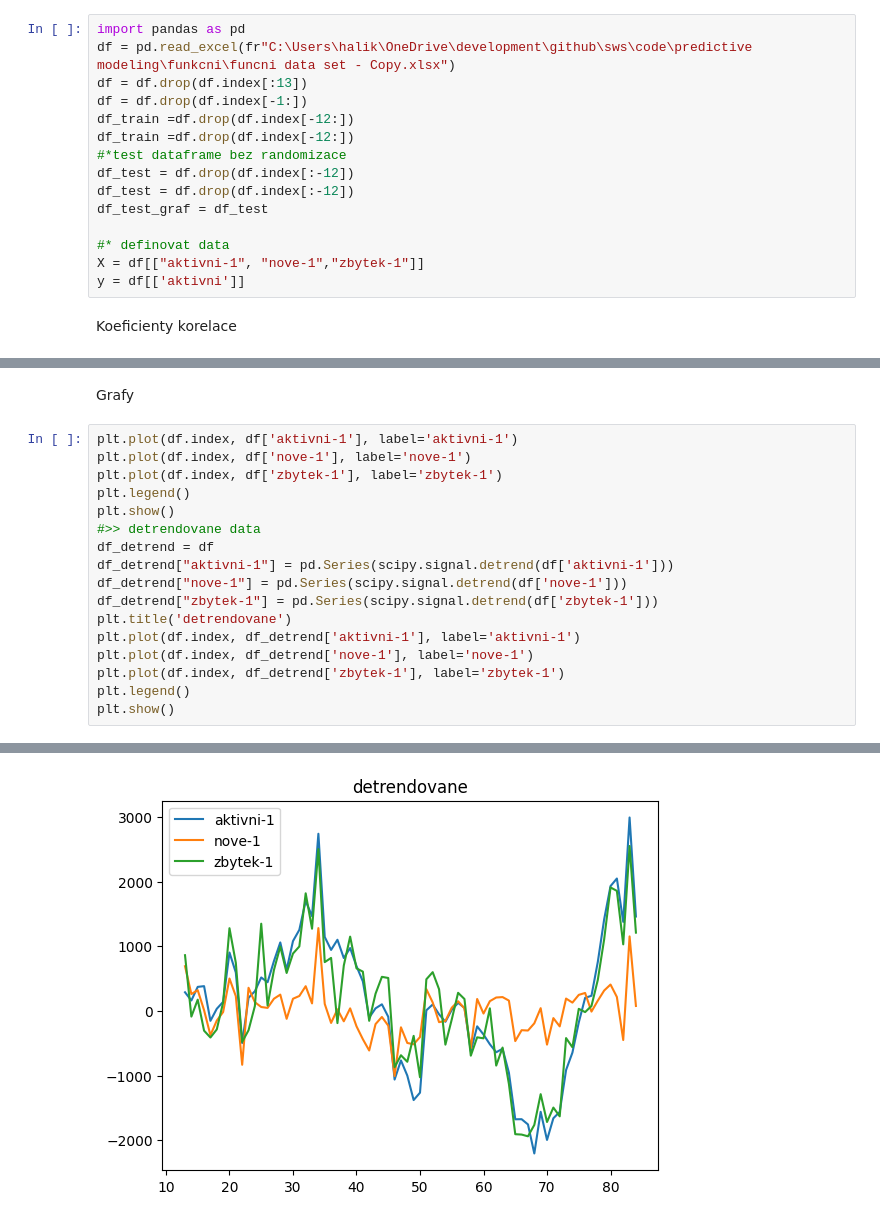
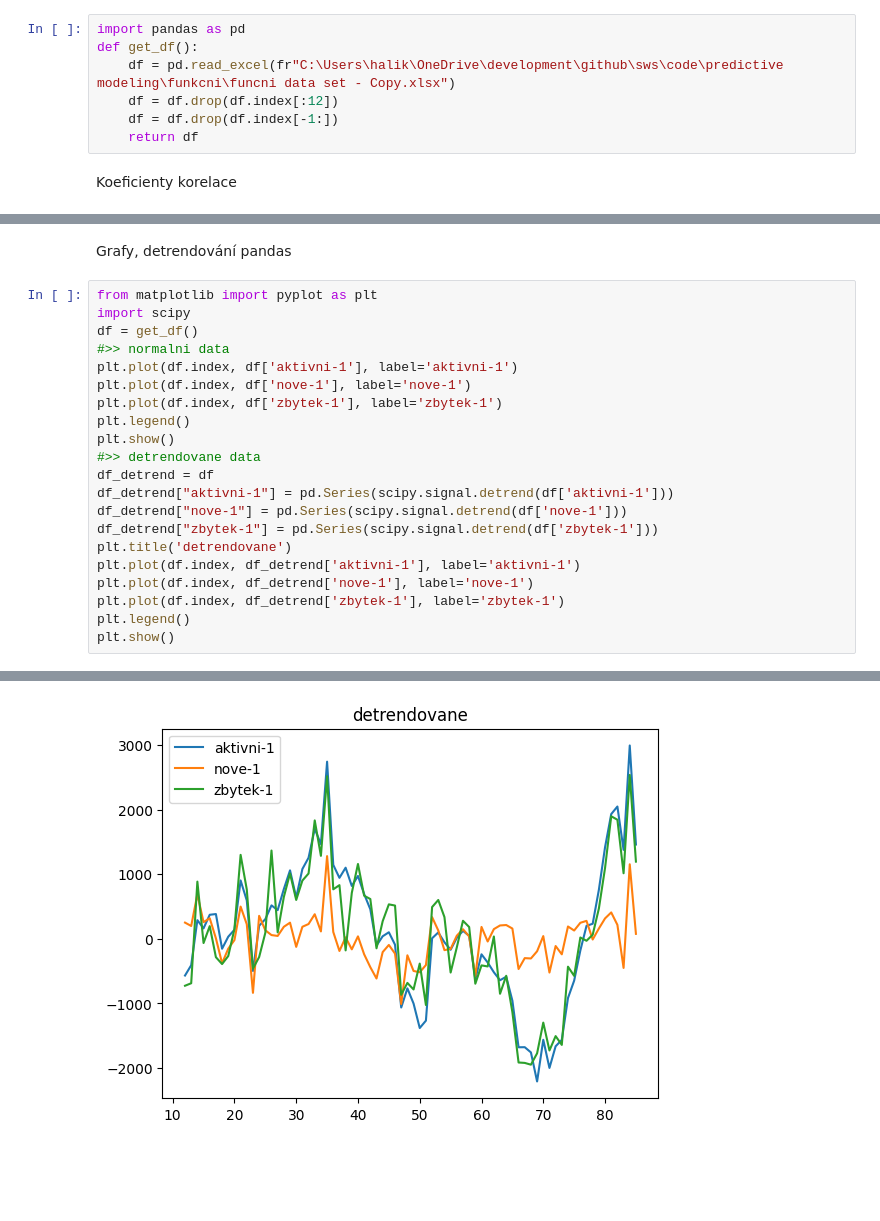
Before and after one commit to HonzaHalik/predikce-nabidky, a Jupyter notebook: konzultace.ipynb, the cells around one changed output, grey strips where cells are left out. Cells and saved outputs as stored; diff of their text form; blank space fills up the shorter version.

```diff
--- a/konzultace.ipynb
+++ b/konzultace.ipynb
@@ -1,18 +1,10 @@
 # %%
 import pandas as pd
-df = pd.read_excel(fr"C:\Users\halik\OneDrive\development\github\sws\code\predictive modeling\funkcni\funcni data set - Copy.xlsx")
-df = df.drop(df.index[:13])
-df = df.drop(df.index[-1:])
-df_train =df.drop(df.index[-12:])
-df_train =df.drop(df.index[-12:])
-#*test dataframe bez randomizace
-df_test = df.drop(df.index[:-12])
-df_test = df.drop(df.index[:-12])
-df_test_graf = df_test
-
-#* definovat data
-X = df[["aktivni-1", "nove-1","zbytek-1"]]
-y = df[['aktivni']]
+def get_df():
+    df = pd.read_excel(fr"C:\Users\halik\OneDrive\development\github\sws\code\predictive modeling\funkcni\funcni data set - Copy.xlsx")
+    df = df.drop(df.index[:12])
+    df = df.drop(df.index[-1:])
+    return df
 # %% [markdown]
 Koeficienty korelace
 # %%
@@ -28,6 +41,10 @@ korelační koeficient aktivni a zbytek-1: -0.03193496775828529
 # %% [markdown]
-Grafy
+Grafy, detrendování pandas
 # %%
+from matplotlib import pyplot as plt
+import scipy
+df = get_df()
+#>> normalni data
 plt.plot(df.index, df['aktivni-1'], label='aktivni-1')
 plt.plot(df.index, df['nove-1'], label='nove-1')
 plt.plot(df.index, df['zbytek-1'], label='zbytek-1')
@@ -49,2 +83,2 @@ plt.show()
-[figure, old version]
+[figure, new version]
 # %% [markdown]
```
Also changed, not shown: parts of 8 cells of this notebook, 2 other files.
